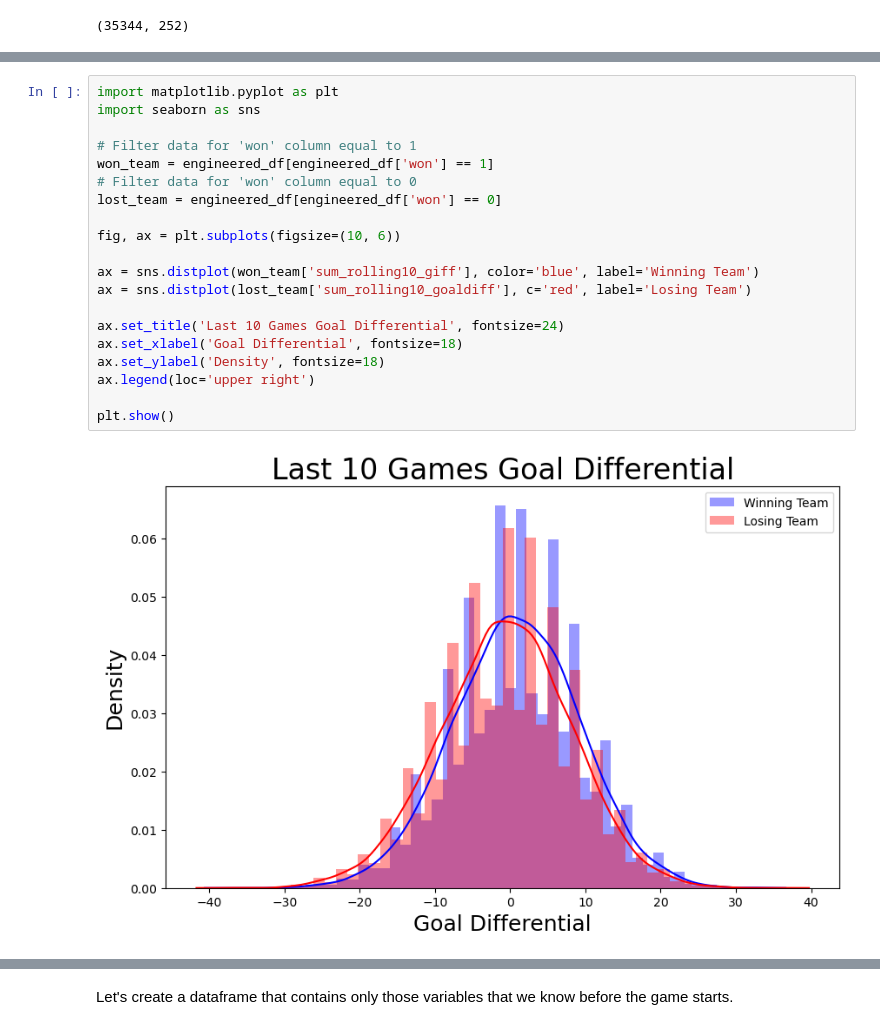
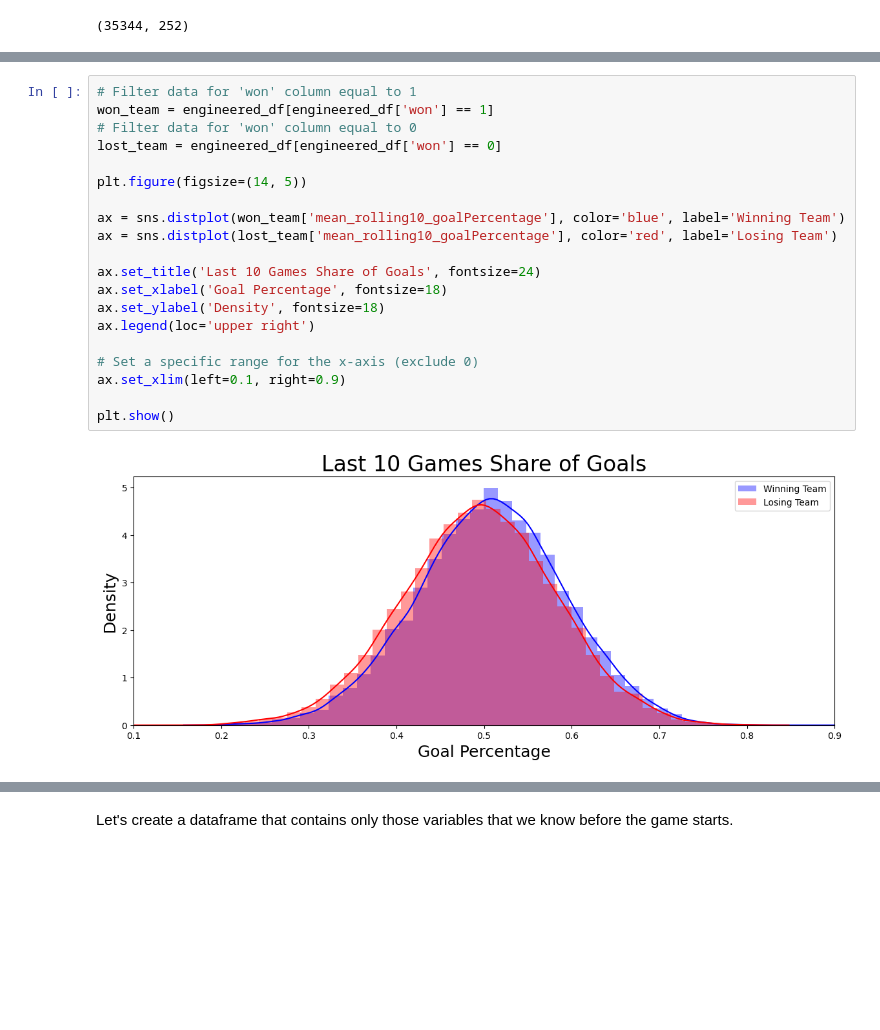
Before and after one commit to markshumka/NHL-Game-Predictor, a Jupyter notebook: Notebooks/Preprocessing_EDA_basic_model_creation.ipynb, the cells around one changed output, grey strips where cells are left out. Cells and saved outputs as stored; diff of their text form; blank space fills up the shorter version.

```diff
--- a/Notebooks/Preprocessing_EDA_basic_model_creation.ipynb
+++ b/Notebooks/Preprocessing_EDA_basic_model_creation.ipynb
@@ -2037,22 +2016,22 @@ plt.show()
 # %%
-import matplotlib.pyplot as plt
-import seaborn as sns
-
 # Filter data for 'won' column equal to 1
 won_team = engineered_df[engineered_df['won'] == 1]
 # Filter data for 'won' column equal to 0
 lost_team = engineered_df[engineered_df['won'] == 0]
 
-fig, ax = plt.subplots(figsize=(10, 6))
+plt.figure(figsize=(14, 5))
 
-ax = sns.distplot(won_team['sum_rolling10_giff'], color='blue', label='Winning Team')
-ax = sns.distplot(lost_team['sum_rolling10_goaldiff'], c='red', label='Losing Team')
+ax = sns.distplot(won_team['mean_rolling10_goalPercentage'], color='blue', label='Winning Team')
+ax = sns.distplot(lost_team['mean_rolling10_goalPercentage'], color='red', label='Losing Team')
 
-ax.set_title('Last 10 Games Goal Differential', fontsize=24)
-ax.set_xlabel('Goal Differential', fontsize=18)
+ax.set_title('Last 10 Games Share of Goals', fontsize=24)
+ax.set_xlabel('Goal Percentage', fontsize=18)
 ax.set_ylabel('Density', fontsize=18)
 ax.legend(loc='upper right')
 
+# Set a specific range for the x-axis (exclude 0)
+ax.set_xlim(left=0.1, right=0.9)
+
 plt.show()
 # %% [output]
-[figure, old version]
+[figure, new version]
```
Also changed, not shown: parts of 19 cells of this notebook.
